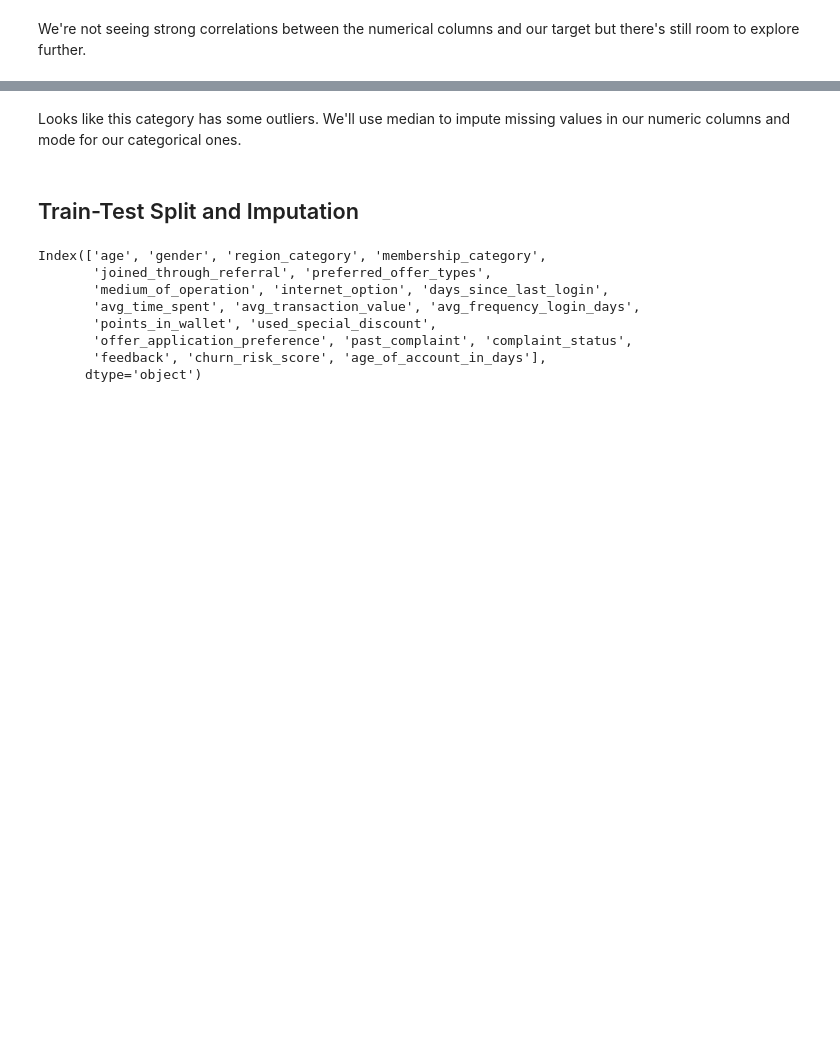
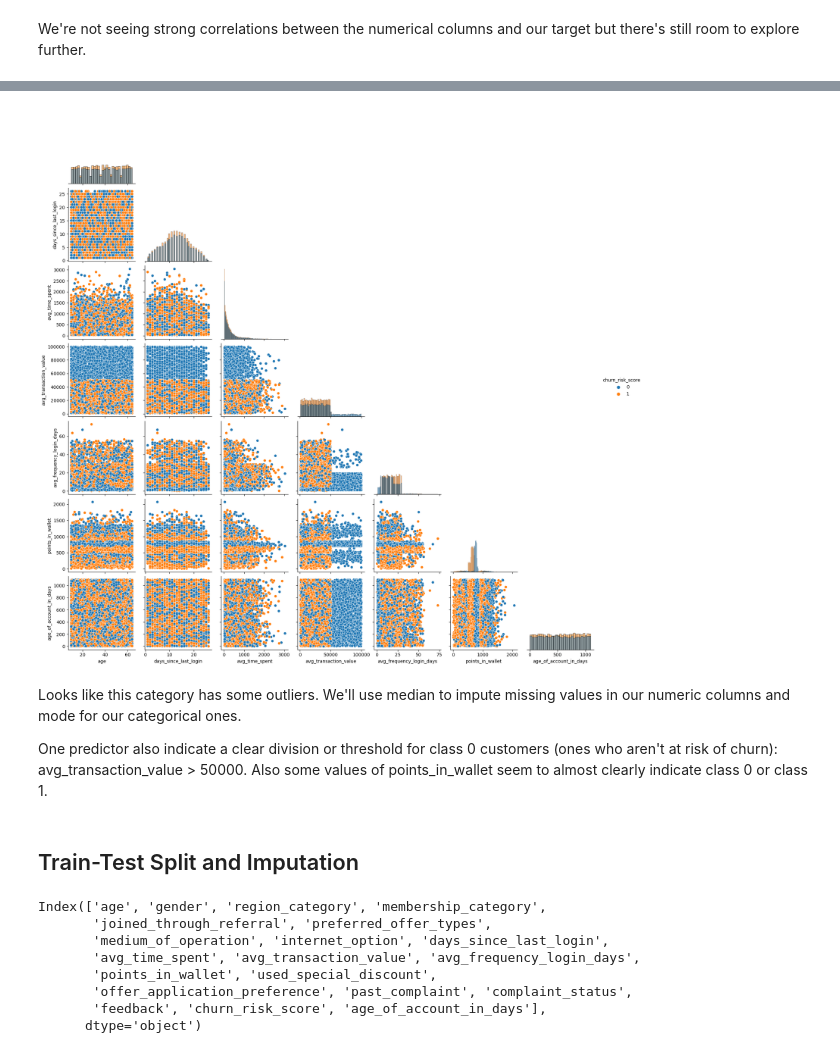
Before and after one commit to npagrawal/Churn-Rate-Machine-Learning, a Jupyter notebook: Notebook Scratch.ipynb, the cells around one changed output, grey strips where cells are left out. Cells and saved outputs as stored; diff of their text form; code cells hidden in the pictures; blank space fills up the shorter version.

```diff
--- a/Notebook Scratch.ipynb
+++ b/Notebook Scratch.ipynb
@@ -158,5 +166,11 @@ Name: points_in_wallet, dtype: float64
+# %%
+sns.pairplot(df, hue="churn_risk_score", diag_kind="hist", corner=True);
+# %% [output]
+[figure, added]
 # %% [markdown]
 Looks like this category has some outliers. We'll use median to impute missing values in our numeric columns and mode for our categorical ones.
+
+One predictor also indicate a clear division or threshold for class 0 customers (ones who aren't at risk of churn): avg_transaction_value > 50000. Also some values of points_in_wallet seem to almost clearly indicate class 0 or class 1.
 # %% [markdown]
 ## Train-Test Split and Imputation
 # %%
```
Also changed, not shown: parts of 15 cells of this notebook, 1 other file.
